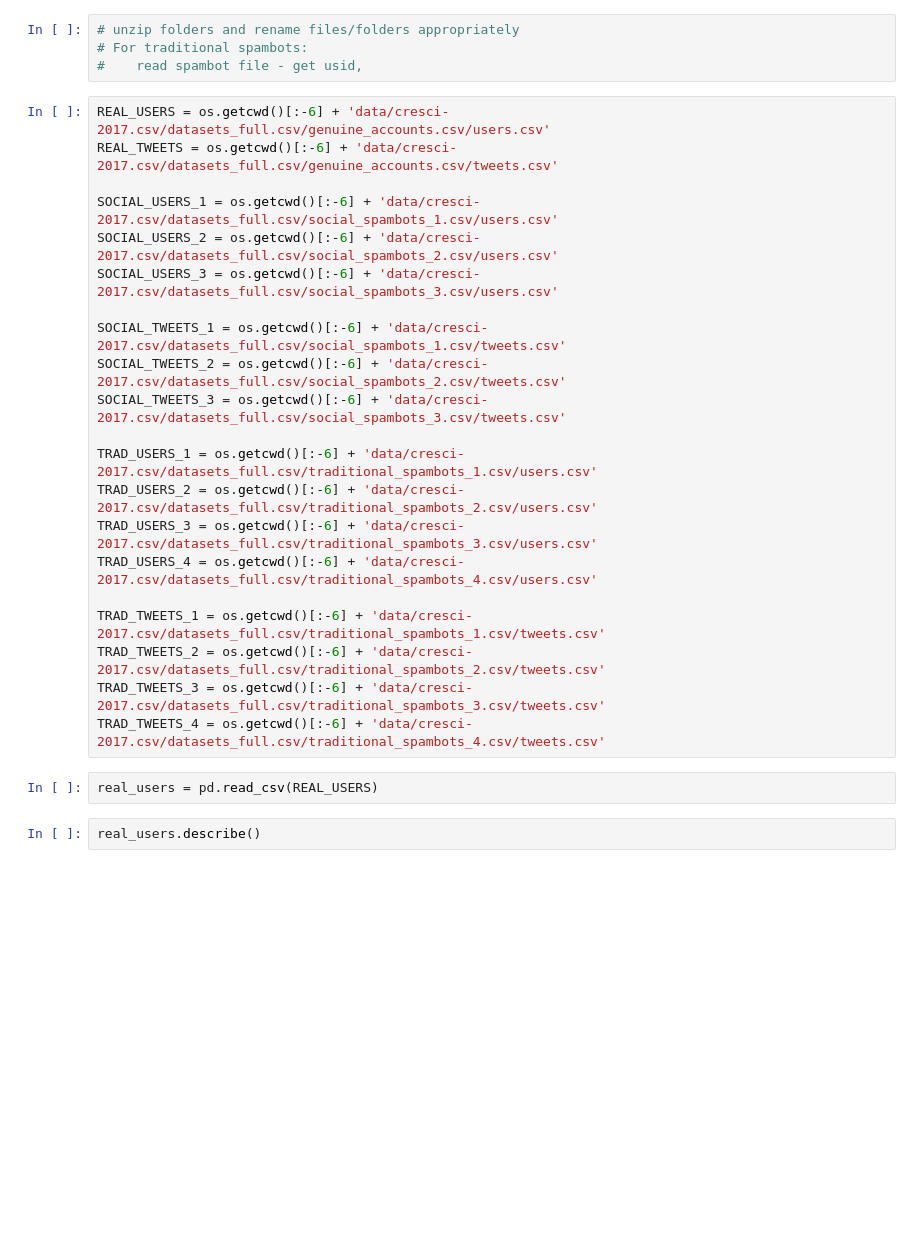
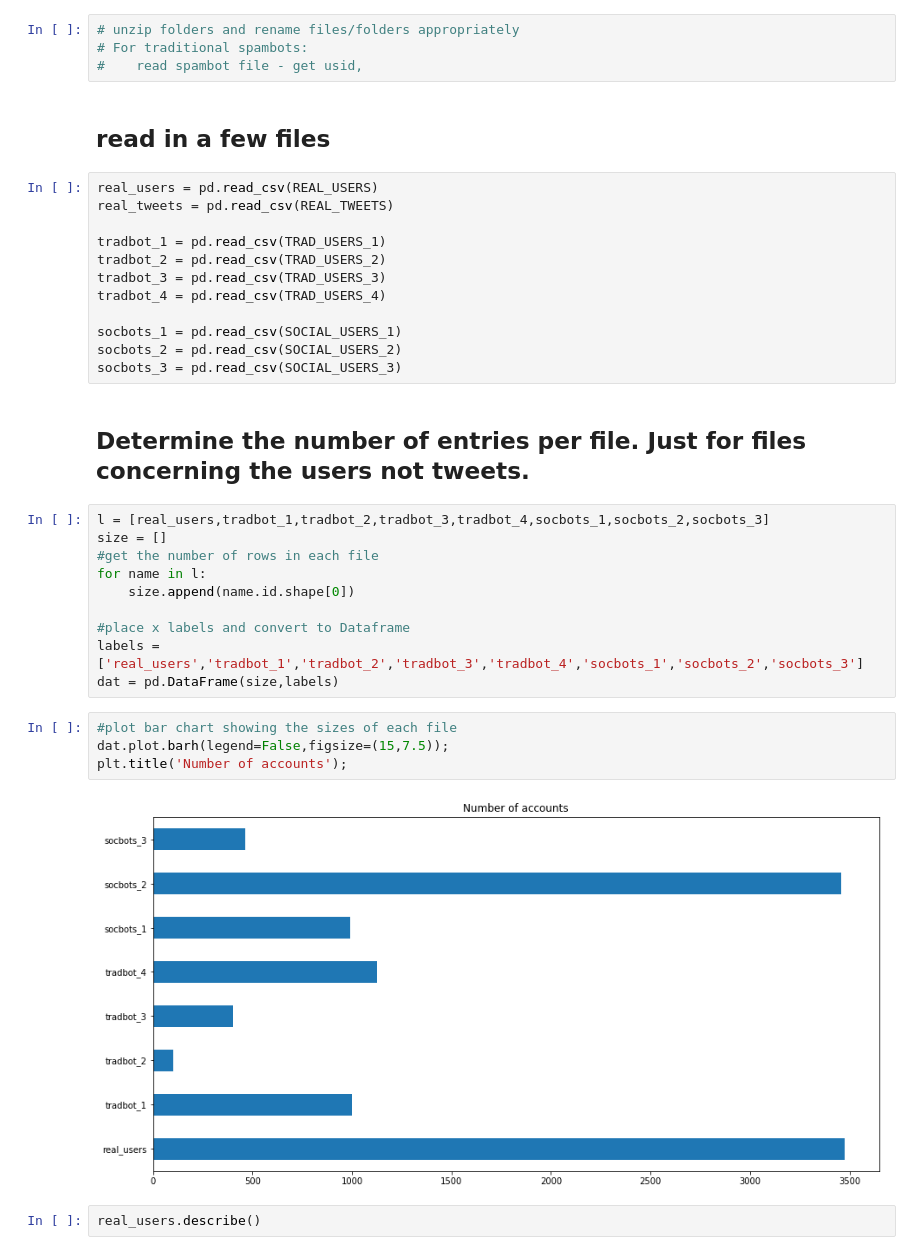
Before and after one commit to jasonweidner/CSPB_4502, a Jupyter notebook: Bot_Wrangler.ipynb, the cells around one changed output. Drawn from its saved outputs; the diff is of its cells as text; blank space fills up the shorter version.

```diff
--- a/Bot_Wrangler.ipynb
+++ b/Bot_Wrangler.ipynb
@@ -417,29 +430,38 @@ TRAD_TWEETS_4 = os.getcwd() + '/traditional_spambots_4.csv/tweets.csv'
 # unzip folders and rename files/folders appropriately
 # For traditional spambots:
 #    read spambot file - get usid,
-# %%
-REAL_USERS = os.getcwd()[:-6] + 'data/cresci-2017.csv/datasets_full.csv/genuine_accounts.csv/users.csv'
-REAL_TWEETS = os.getcwd()[:-6] + 'data/cresci-2017.csv/datasets_full.csv/genuine_accounts.csv/tweets.csv'
-
-SOCIAL_USERS_1 = os.getcwd()[:-6] + 'data/cresci-2017.csv/datasets_full.csv/social_spambots_1.csv/users.csv'
-SOCIAL_USERS_2 = os.getcwd()[:-6] + 'data/cresci-2017.csv/datasets_full.csv/social_spambots_2.csv/users.csv'
-SOCIAL_USERS_3 = os.getcwd()[:-6] + 'data/cresci-2017.csv/datasets_full.csv/social_spambots_3.csv/users.csv'
-
-SOCIAL_TWEETS_1 = os.getcwd()[:-6] + 'data/cresci-2017.csv/datasets_full.csv/social_spambots_1.csv/tweets.csv'
-SOCIAL_TWEETS_2 = os.getcwd()[:-6] + 'data/cresci-2017.csv/datasets_full.csv/social_spambots_2.csv/tweets.csv'
-SOCIAL_TWEETS_3 = os.getcwd()[:-6] + 'data/cresci-2017.csv/datasets_full.csv/social_spambots_3.csv/tweets.csv'
-
-TRAD_USERS_1 = os.getcwd()[:-6] + 'data/cresci-2017.csv/datasets_full.csv/traditional_spambots_1.csv/users.csv'
-TRAD_USERS_2 = os.getcwd()[:-6] + 'data/cresci-2017.csv/datasets_full.csv/traditional_spambots_2.csv/users.csv'
-TRAD_USERS_3 = os.getcwd()[:-6] + 'data/cresci-2017.csv/datasets_full.csv/traditional_spambots_3.csv/users.csv'
-TRAD_USERS_4 = os.getcwd()[:-6] + 'data/cresci-2017.csv/datasets_full.csv/traditional_spambots_4.csv/users.csv'
-
-TRAD_TWEETS_1 = os.getcwd()[:-6] + 'data/cresci-2017.csv/datasets_full.csv/traditional_spambots_1.csv/tweets.csv'
-TRAD_TWEETS_2 = os.getcwd()[:-6] + 'data/cresci-2017.csv/datasets_full.csv/traditional_spambots_2.csv/tweets.csv'
-TRAD_TWEETS_3 = os.getcwd()[:-6] + 'data/cresci-2017.csv/datasets_full.csv/traditional_spambots_3.csv/tweets.csv'
-TRAD_TWEETS_4 = os.getcwd()[:-6] + 'data/cresci-2017.csv/datasets_full.csv/traditional_spambots_4.csv/tweets.csv'
-# %%
-real_users = pd.read_csv(REAL_USERS)
+# %% [markdown]
+## read in a few files
+# %%
+real_users = pd.read_csv(REAL_USERS)
+real_tweets = pd.read_csv(REAL_TWEETS)
+
+tradbot_1 = pd.read_csv(TRAD_USERS_1)
+tradbot_2 = pd.read_csv(TRAD_USERS_2)
+tradbot_3 = pd.read_csv(TRAD_USERS_3)
+tradbot_4 = pd.read_csv(TRAD_USERS_4)
+
+socbots_1 = pd.read_csv(SOCIAL_USERS_1)
+socbots_2 = pd.read_csv(SOCIAL_USERS_2)
+socbots_3 = pd.read_csv(SOCIAL_USERS_3)
+# %% [markdown]
+## Determine the number of entries per file. Just for files concerning the users not tweets.
+# %%
+l = [real_users,tradbot_1,tradbot_2,tradbot_3,tradbot_4,socbots_1,socbots_2,socbots_3]
+size = []
+#get the number of rows in each file
+for name in l:
+    size.append(name.id.shape[0])
+
+#place x labels and convert to Dataframe
+labels = ['real_users','tradbot_1','tradbot_2','tradbot_3','tradbot_4','socbots_1','socbots_2','socbots_3']
+dat = pd.DataFrame(size,labels)
+# %%
+#plot bar chart showing the sizes of each file
+dat.plot.barh(legend=False,figsize=(15,7.5));
+plt.title('Number of accounts');
+# %% [output]
+[figure, added]
 # %%
 real_users.describe()
 # %% [output]
```
Also changed, not shown: parts of 35 cells of this notebook, 1 other file.
